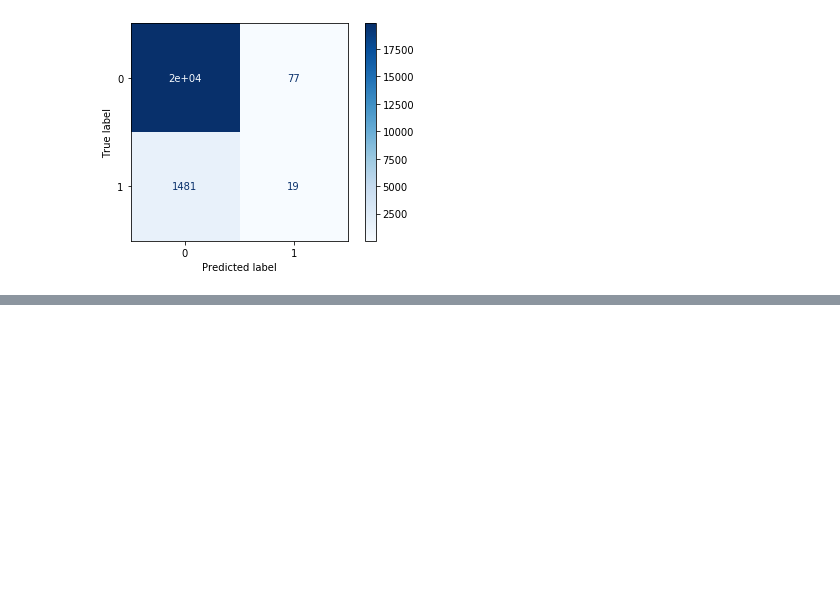
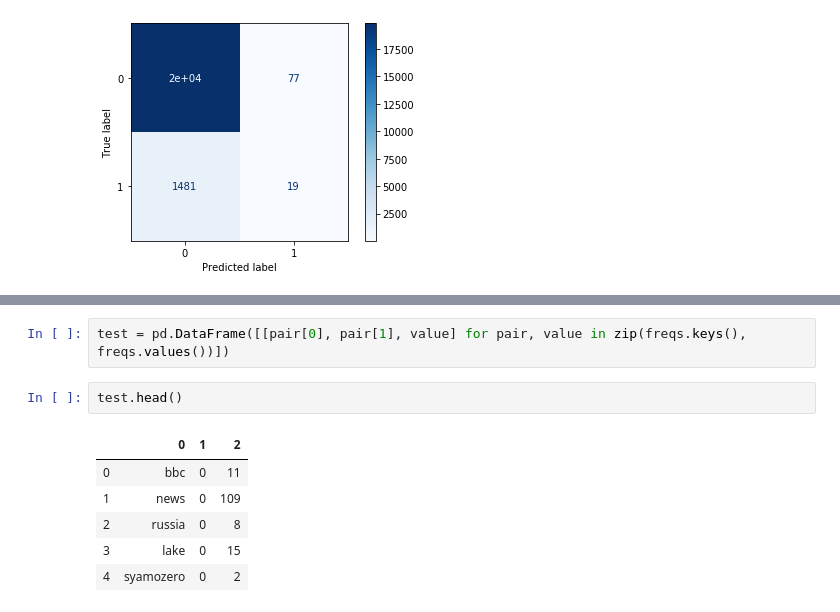
Before and after one commit to gui-ve-prog/sentiment_analysis, a Jupyter notebook: NLP_sentiment-analysis.ipynb, the cells around one changed output, grey strips where cells are left out. Drawn from its saved outputs; the diff is of its cells as text; blank space fills up the shorter version.

```diff
--- a/NLP_sentiment-analysis.ipynb
+++ b/NLP_sentiment-analysis.ipynb
@@ -165,0 +214,11 @@ plot_confusion_matrix(lr, train_x_lr, train_y_lr,
+# %%
+test = pd.DataFrame([[pair[0], pair[1], value] for pair, value in zip(freqs.keys(), freqs.values())])
+# %%
+test.head()
+# %% [output]
+|  | 0 | 1 | 2 |
+| 0 | bbc | 0 | 11 |
+| 1 | news | 0 | 109 |
+| 2 | russia | 0 | 8 |
+| 3 | lake | 0 | 15 |
+| 4 | syamozero | 0 | 2 |
```
Also changed, not shown: parts of 8 cells of this notebook.
